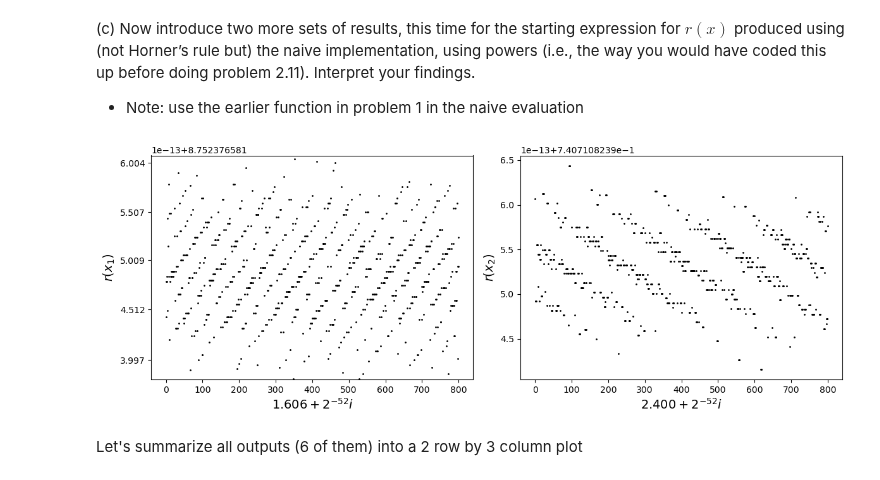
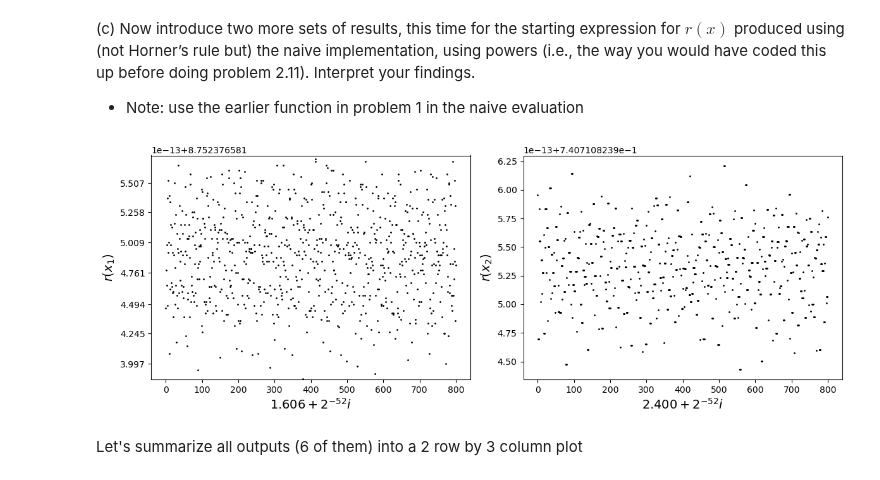
Before and after one commit to LorenzoJoquino/AP155_TX1_1sAY2627, a Jupyter notebook: Domingo_Judiele/3HornersRule_Domingo.ipynb, the cells around one changed output. Saved outputs shown, nothing was run; the diff lists cells and outputs as text; code cells hidden in the pictures.

```diff
--- a/Domingo_Judiele/3HornersRule_Domingo.ipynb
+++ b/Domingo_Judiele/3HornersRule_Domingo.ipynb
@@ -67,10 +67,8 @@ x = 11.01
 def eval_naive(coeffsList, x):
     """evaluate naively from left to right, using the power/exponent operations"""
     Polynomial_val = 0
-    n = len(coeffsList)
     for i, coeff in enumerate(coeffsList):
-        exponent = n-1-i #gets current exponent
-        Polynomial_val += coeff*x**exponent #sums all p_n*x^n terms
+        Polynomial_val += coeff*x**i #sums all p_n*x^n terms
     return Polynomial_val
 
 eval_naive(coeffs, x)
@@ -217,28 +215,28 @@ Interpret your findings.
 # %%
 import matplotlib.pyplot as plt
 import numpy as np
 
-num_coeffs = [4, -59, 324, -751, 622]
-den_coeffs = [1, -14, 72, -151, 112]
+num_coeffs = [622, -751, 324, -59,4]
+den_coeffs = [112, -151, 72, -14, 1]
 
 
 y1 = eval_naive(num_coeffs,x1) / eval_naive(den_coeffs,x1)
 y2 = eval_naive(num_coeffs,x2) / eval_naive(den_coeffs,x2)
 
 fig, (ax1, ax2) = plt.subplots(1, 2, figsize=(12, 4.5))
 
 ax1.scatter(i, y1, s=1, c='k')
 ax1.set_xlabel(r'$1.606 + 2^{-52}i$', fontsize=14)
 ax1.set_ylabel(r'$r(x_1)$', fontsize=14)
 ax1.set_ylim(bottom=min(y1), top=max(y1))
 
 ax2.scatter(i, y2, s=1, c='k')
 ax2.set_xlabel(r'$2.400 + 2^{-52}i$', fontsize=14)
 ax2.set_ylabel(r'$r(x_2)$', fontsize=14)
 
 plt.tight_layout()
 # %% [output]
-[figure, old version]
+[figure, new version]
 # %% [markdown]
 Let's summarize all outputs (6 of them) into a 2 row by 3 column plot
 # %%
```
Also changed, not shown: parts of 9 cells of this notebook.
